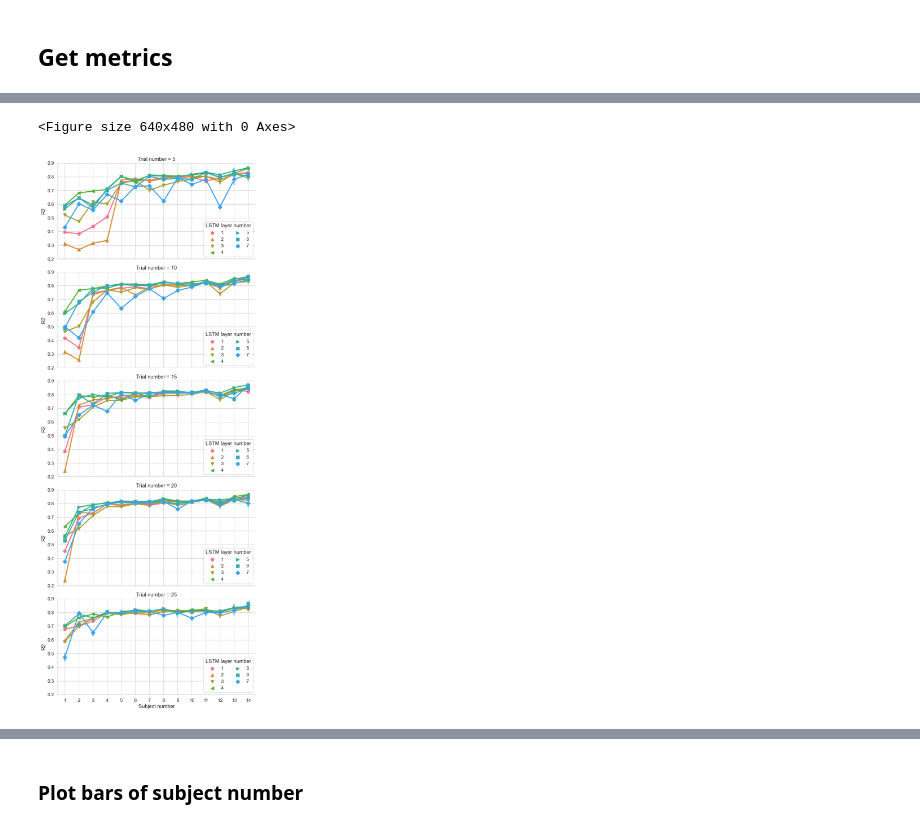
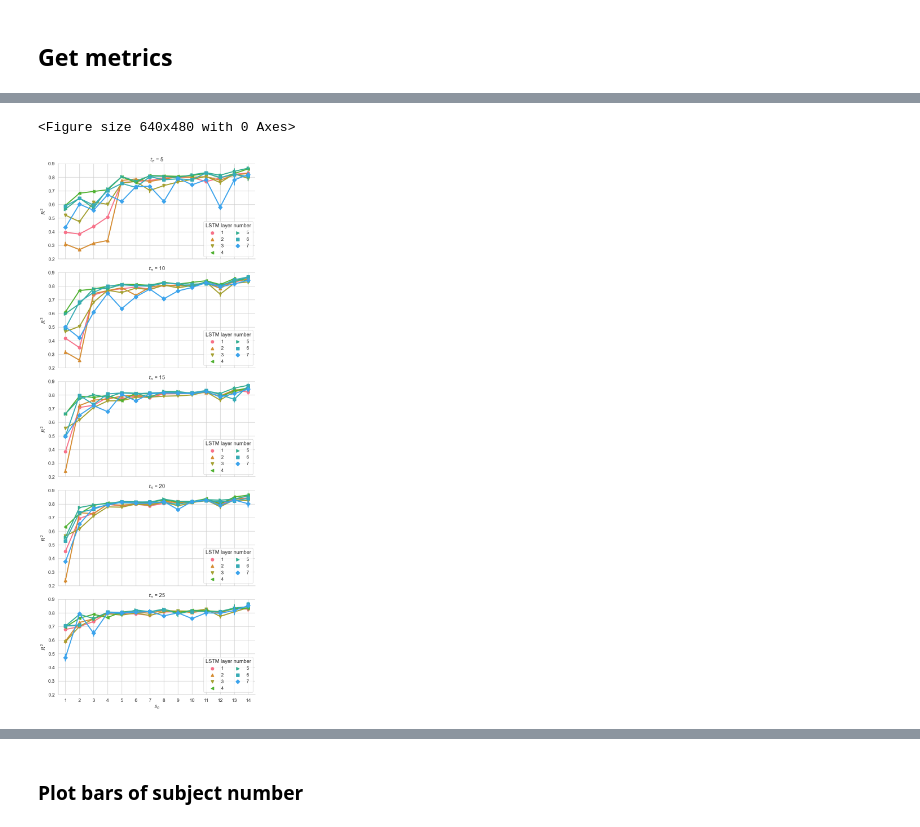
Before and after one commit to sunzhon/transfer_learning_for_droplanding, a Jupyter notebook: jupyter-lab/P6_figure_results_v2.ipynb, the cells around one changed output, grey strips where cells are left out. Cells and saved outputs as stored; diff of their text form; code cells hidden in the pictures.

```diff
--- a/jupyter-lab/P6_figure_results_v2.ipynb
+++ b/jupyter-lab/P6_figure_results_v2.ipynb
@@ -47,7 +39,20 @@ result_folders = read_result_folder_file("all_test_cases.txt")
 # %%
+# 1) load result path list
+result_folders = read_result_folder_file("all_test_cases.txt")
+#result_folders = read_result_folder_file("da_e_rotation.txt")
+
 combination_investigation_results=[os.path.join(RESULTS_PATH, "training_testing", result_folder,"testing_result_folders.txt")
                                    for result_folder in result_folders]
 # 2) get testing metrics
 combination_investigation_results = [os.path.join(os.path.dirname(folder), "metrics.csv") if(os.path.exists(os.path.join(os.path.dirname(folder), "metrics.csv"))) else folder for folder in combination_investigation_results]
 #print(combination_investigation_results)
-raw_metrics = get_list_investigation_metrics(combination_investigation_results)
+
+# 3) collected or read or load metrics
+if True:
+    # load new metrics
+    raw_metrics = get_list_investigation_metrics(combination_investigation_results)
+    # save the new metrics
+    raw_metrics.to_csv('./raw_metrics.csv')
+else:
+    # load old metrics
+    raw_metrics = pd.read_csv('./raw_metrics.csv')
@@ -79,52 +90,63 @@ DROP R2 cases below :0.4
 # %%
-plt.clf
-#sns.set(font_scale=1.1,style='whitegrid')
-sns.despine()
-states_palette = sns.color_palette()
-colors = sns.color_palette("husl", 9)
+'''
+Plot the points to show the influence of the subjects
+
+'''
+def p6_plot_subject_influence(data, rename_dict={},config={},filters={}):
+    # theme
+    sns.set(font_scale=1.1,style='whitegrid')
+    sns.despine()
+    states_palette = sns.color_palette()
+
+    metrics = copy.deepcopy(data)
+    # filter metrics
+    if filters!={}:
+        metrics = filter_metrics(metrics,**filters)
+
+    # rename column name:
+    if(rename_dict not in [{},None]):
+        metrics = metrics.rename(columns=rename_dict)
+    #metrics['LSTM layer number']= metrics['LSTM layer number'].astype(int)
+
+    # plot
+    g = sns.catplot(data=metrics, **config)
+    axes = g.axes.reshape(g.axes.size,1)
+    for idx in range(axes.size):
+        axes[idx,0].set_yticks([0.2,0.3, 0.4, 0.5,0.6, 0.7, 0.8,0.9])
+        axes[idx,0].xaxis.grid(True)
+        axes[idx,0].yaxis.grid(True)
+        #axes[idx,0].set_title('Trial number = {}'.format((idx+1)*5))
+        axes[idx,0].legend(title='LSTM layer number',loc='lower right',ncol=2)
+        axes[idx,0].set_ylim([0.2,0.9])
+
+    # save figure
+    fig_path=os.path.join(RESULTS_PATH, "visualization/P6/")
+    #fig_path=os.path.join("./","visualization/P6/Fig_results_baseline_heatmap.svg")
+
+    save_figure("./",fig_format='svg')
+    #save_figure(os.path.dirname(combination_investigation_metrics[0]),fig_format=save_format)
 
 
-#metrics = raw_metrics.rename(columns={'train_sub_num':'Subject number'})
-#metrics = raw_metrics.rename(columns={'tre_trial_num':'Trial number'})
-
-config={
-    'y': 'r2',
-    'x':'train_sub_num',
+rename_dict = {'train_sub_num':r'$s_n$', 'tre_trial_num':r'$t_n$','feature_layer_num':r'$L_n$','r2':r"$R^2$"}
+plot_config={
+    'y': r'$R^2$',
+    'x': r'$s_n$',
     'kind': 'point',
     'height': 4,
     'aspect': 2,
     'sharey': True,
-    'hue': 'feature_layer_num',
+    'hue': r'$L_n$',
     #'row': 'train_sub_num',
-    'col': 'tre_trial_num',
+    'col': r'$t_n$',
     'col_wrap': 1,
     'color':'0.5', # for bar
-    "palette": colors, # for hue,
+    "palette": sns.color_palette("husl", 9), # for hue,
     "errorbar":'sd',
     "markers":['o',"^","v","<",">","s","D","d"],
     'legend':False
 }
-
-
-g = sns.catplot(data=raw_metrics, **config)
-axes = g.axes.reshape(len(g.axes),1)
-for idx in range(len(axes)):
-    axes[idx,0].set_yticks([0.2,0.3, 0.4, 0.5,0.6, 0.7, 0.8,0.9])
-    axes[idx,0].xaxis.grid(True)
-    axes[idx,0].yaxis.grid(True)
-    axes[idx,0].set_ylabel("R2")
-    axes[idx,0].set_xlabel("Subject number")
-    axes[idx,0].set_title('Trial number = {}'.format((idx+1)*5))
-    axes[idx,0].legend(title='LSTM layer number',loc='lower right',ncol=2)
-    axes[idx,0].set_ylim([0.2,0.9])
-#plt.show()
-
-save_format='svg'
-fig_path=os.path.join(RESULTS_PATH, "visualization/P6/")
-#fig_path=os.path.join("./","visualization/P6/Fig_results_baseline_heatmap.svg")
-
-save_figure("./",fig_format=save_format)
-#save_figure(os.path.dirname(combination_investigation_metrics[0]),fig_format=save_format)
+filters={}
+p6_plot_subject_influence(raw_metrics, rename_dict, plot_config, filters=filters)
 # %% [output]
 <Figure size 640x480 with 0 Axes>
-[figure, old version]
+[figure, new version]
```
Also changed, not shown: parts of 24 cells of this notebook, 4 other files.
